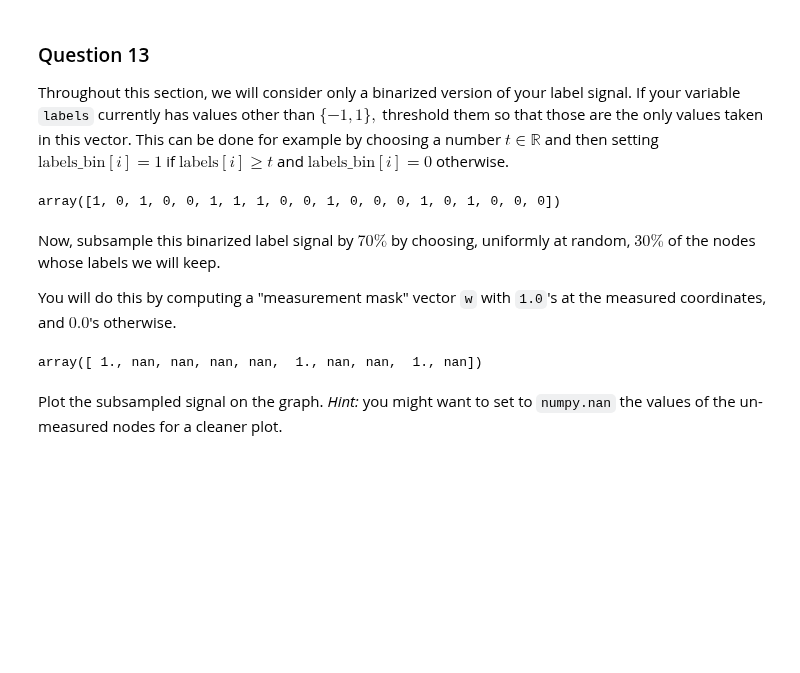
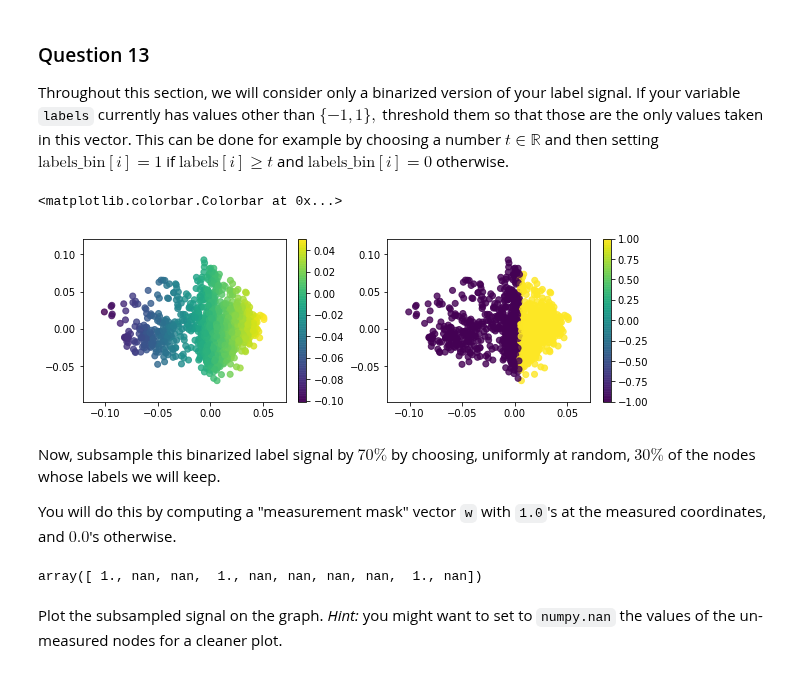
Before and after one commit to vndk36/Project_ntds2018, a Jupyter notebook: Milestone_4/4_HPCF_Hugo.ipynb, the cells around one changed output. Saved outputs shown, nothing was run; the diff lists cells and outputs as text; code cells hidden in the pictures; blank space fills up the shorter version.

```diff
--- a/Milestone_4/4_HPCF_Hugo.ipynb
+++ b/Milestone_4/4_HPCF_Hugo.ipynb
@@ -530,24 +541,38 @@ In order to solve these variational problems with the black-box solver provided
 ### Question 13
 
 Throughout this section, we will consider only a binarized version of your label signal. If your variable `labels` currently has values other than $\{-1, 1\},$ threshold them so that those are the only values taken in this vector. This can be done for example by choosing a number $t \in \mathbb{R}$ and then setting $\text{labels_bin}[i] = 1$ if $\text{labels}[i] \geq t$ and $\text{labels_bin}[i] = 0$ otherwise.
-# %%
-labels_bin = np.where(labels[:,1] < 70,0,1)
-labels_bin[:20]
-# %% [output]
-array([1, 0, 1, 0, 0, 1, 1, 1, 0, 0, 1, 0, 0, 0, 1, 0, 1, 0, 0, 0])
+# %%
+labels_bin = np.where(labels[:,1] < 70, -1, 1)
+labels_bin[:20]
+
+
+# Testing with an eigenvector as it is smooth over the graph
+labels_bin = np.where(U[1] < np.median(U[1]), -1, 1)
+
+plt.figure(figsize=(10,3))
+plt.subplot(121)
+plt.scatter(U[1], U[2], c=U[1], alpha=0.8)
+plt.colorbar()
+
+plt.subplot(122)
+plt.scatter(U[1], U[2], c=labels_bin, alpha=0.8)
+plt.colorbar()
+# %% [output]
+<matplotlib.colorbar.Colorbar at 0x...>
+[figure, added]
 # %% [markdown]
 Now, subsample this binarized label signal by $70\%$ by choosing, uniformly at random, $30\%$ of the nodes whose labels we will keep.
 
 You will do this by computing a "measurement mask" vector `w` with `1.0`'s at the measured coordinates, and $0.0$'s otherwise.
 # %%
-mn_ratio = 0.3
+mn_ratio = 0.5
 m = int(mn_ratio * n_nodes)  # Number of measurements.
 
 # They call me " The King of the One-Line Code"
 w = np.random.permutation(np.concatenate((np.ones(m),np.full(n_nodes-m, np.nan))))
 w[:10]
 # %% [output]
-array([ 1., nan, nan, nan, nan,  1., nan, nan,  1., nan])
+array([ 1., nan, nan,  1., nan, nan, nan, nan,  1., nan])
 # %% [markdown]
 Plot the subsampled signal on the graph. _Hint:_ you might want to set to `numpy.nan` the values of the un-measured nodes for a cleaner plot.
 # %%
```
Also changed, not shown: parts of 12 cells of this notebook.
